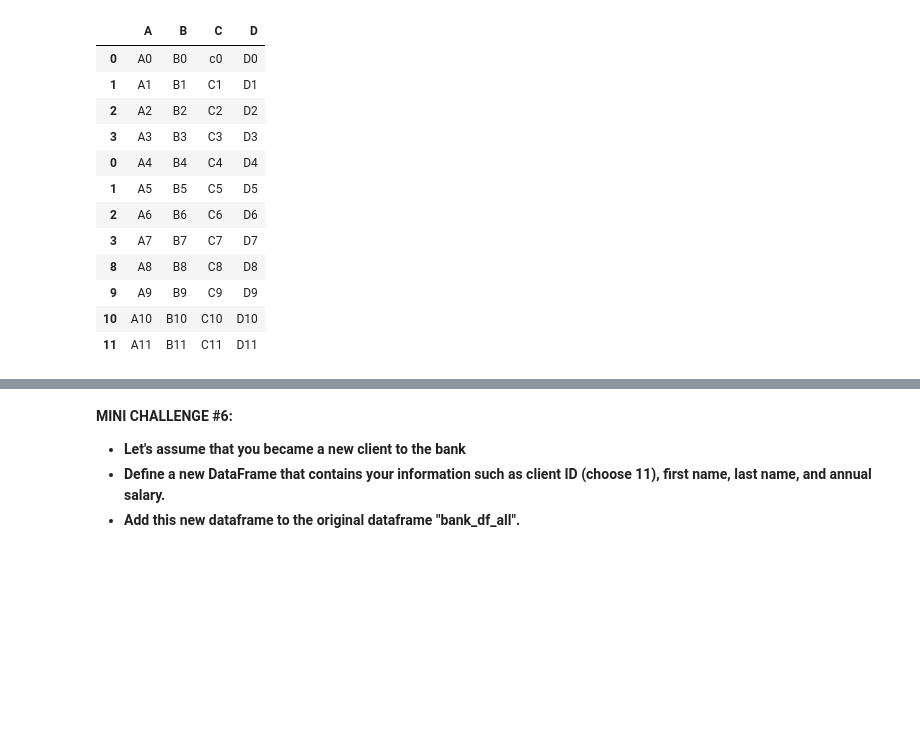
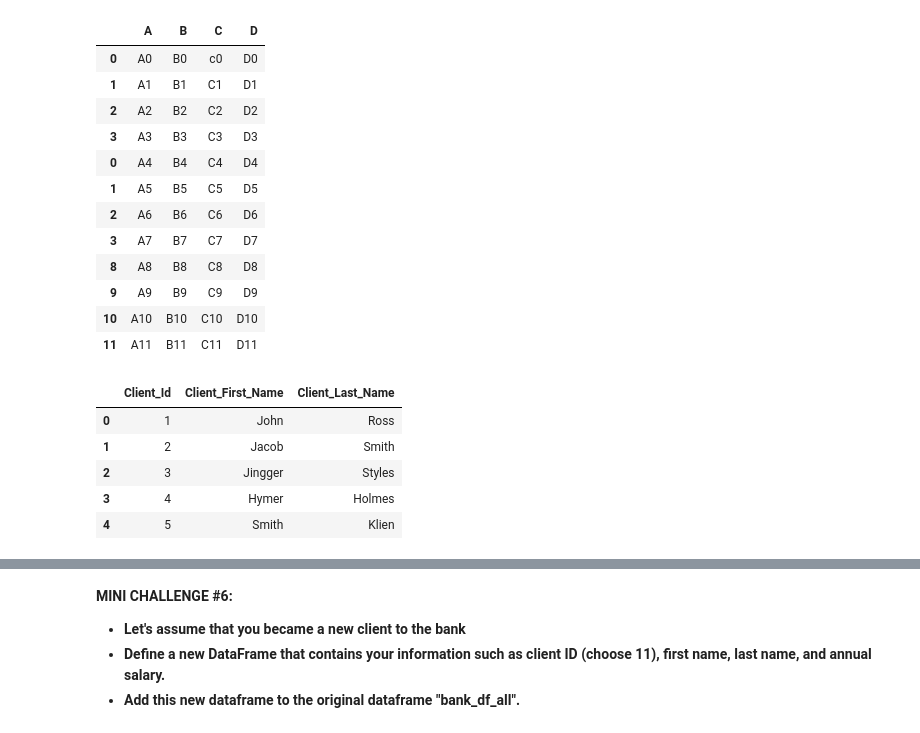
Before and after one commit to SangeetaChatterjee/Python_Stockmarket_Profile, a Jupyter notebook: 8_Python_101_Python_Libraries_for_Data_Analysis_Pandas_Skeleton.ipynb, the cells around one changed output, grey strips where cells are left out. Cells and saved outputs as stored; diff of their text form; code cells hidden in the pictures; blank space fills up the shorter version.

```diff
--- a/8_Python_101_Python_Libraries_for_Data_Analysis_Pandas_Skeleton.ipynb
+++ b/8_Python_101_Python_Libraries_for_Data_Analysis_Pandas_Skeleton.ipynb
@@ -216,2 +220,12 @@ df
+# %%
+Client_df = pd.DataFrame(Client_dict)
+Client_df
+# %% [output]
+|  | Client_Id | Client_First_Name | Client_Last_Name |
+| 0 | 1 | John | Ross |
+| 1 | 2 | Jacob | Smith |
+| 2 | 3 | Jingger | Styles |
+| 3 | 4 | Hymer | Holmes |
+| 4 | 5 | Smith | Klien |
 # %%
 # Let's define another dataframe for a separate list of clients (IDs = 6, 7, 8, 9, 10)
```
Also changed, not shown: parts of 8 cells of this notebook.
